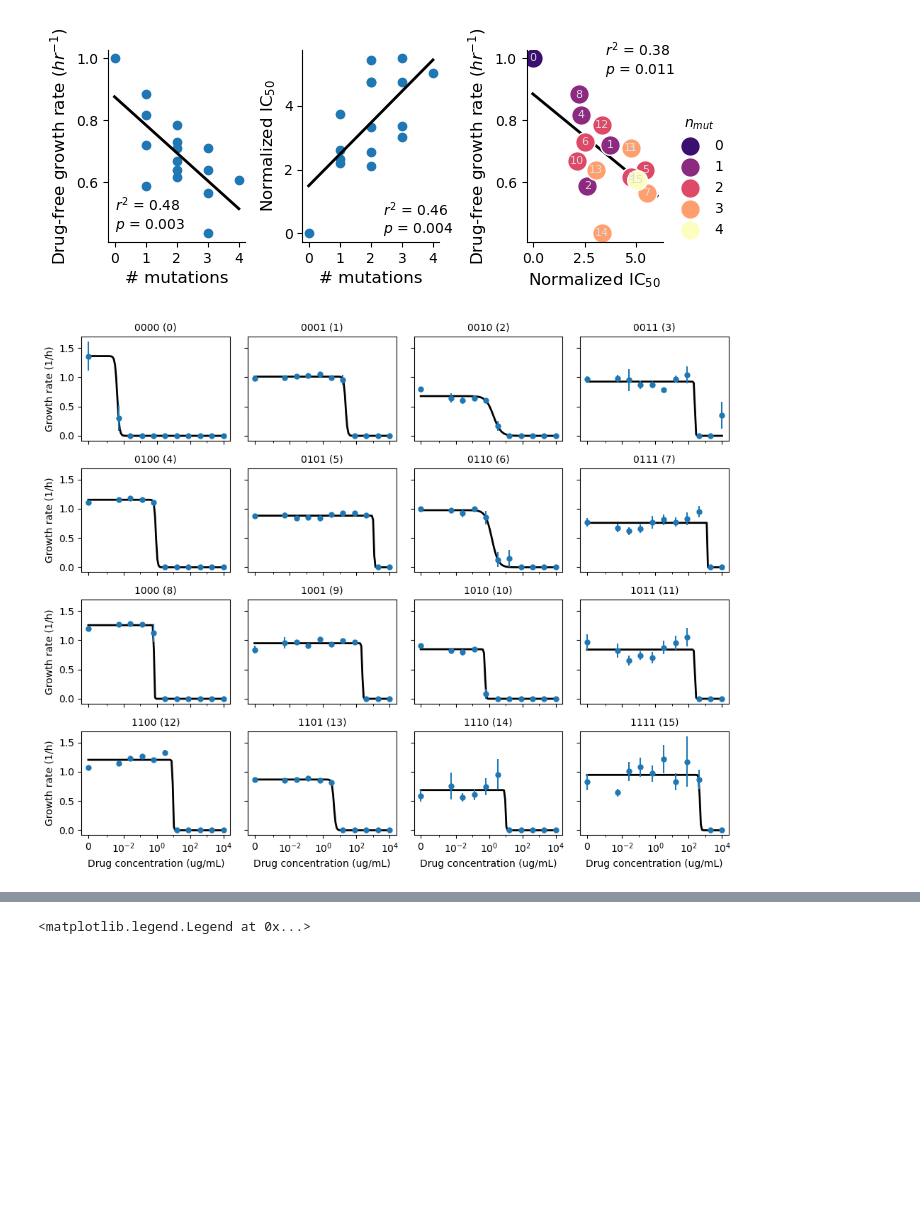
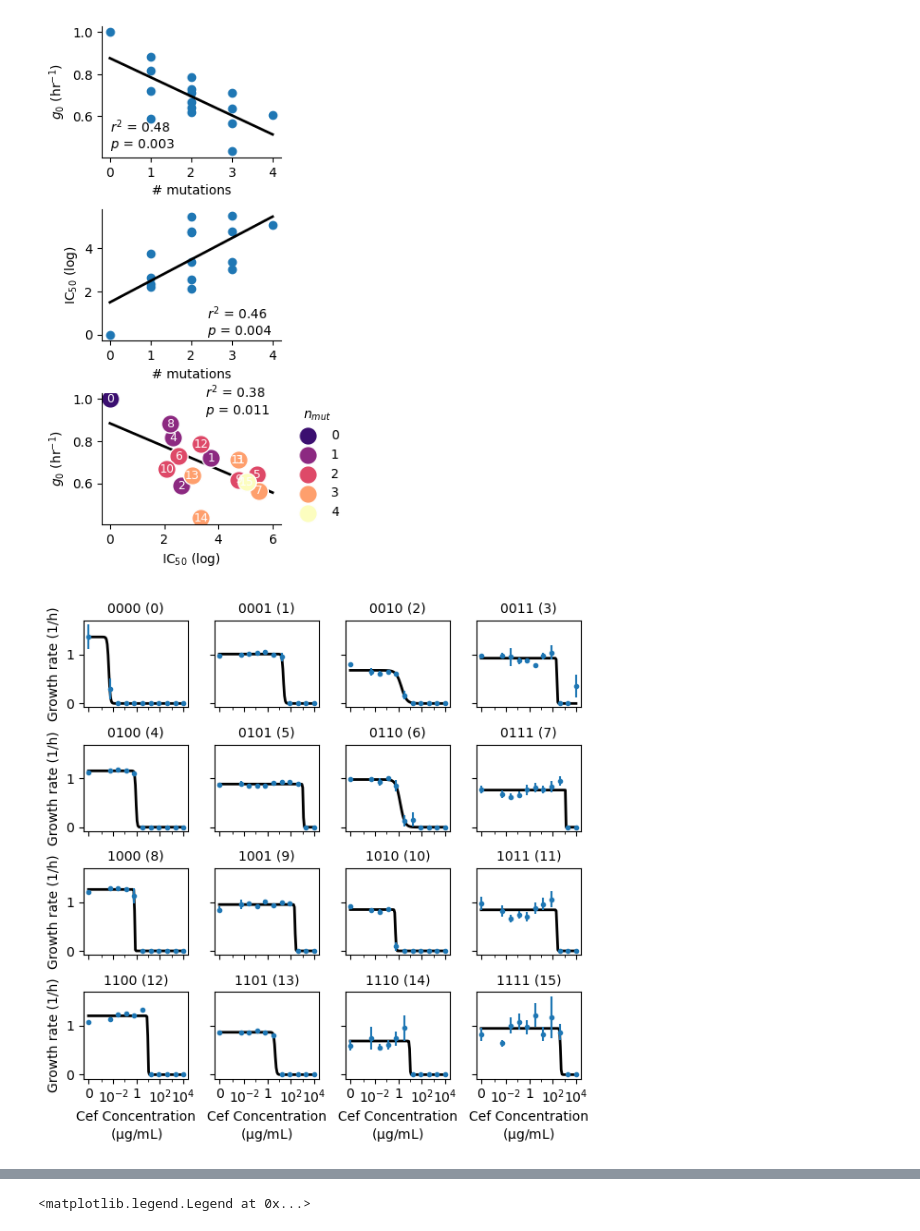
Before and after one commit to eshanking/fears-figures, a Jupyter notebook: figure_code/exp_pharmacodynamics_fig.ipynb, the cells around one changed output, grey strips where cells are left out. Cells and saved outputs as stored; diff of their text form; code cells hidden in the pictures; blank space fills up the shorter version.

Commit message:
reworking figures

```diff
--- a/figure_code/exp_pharmacodynamics_fig.ipynb
+++ b/figure_code/exp_pharmacodynamics_fig.ipynb
@@ -35,7 +35,14 @@ def int_to_binary(num,n_genotype=16):
     pad = int(np.log2(n_genotype))
     return bin(num)[2:].zfill(pad)
 # %%
-fig,ax_list = plt.subplots(ncols=3,figsize=(6,2.5))
+data = pd.read_csv('../results/dose_response_params_09252023.csv')
+g_drugless = data['g_drugless']
+ic50_est = data['ic50']
+mut_list = data['n_mut']
+
+label_size = 10
+
+fig,ax_list = plt.subplots(nrows=3,figsize=(2.5,7))
 
 g_drugless = np.array(g_drugless)
 g_norm = g_drugless/g_drugless[0]
@@ -53,8 +60,8 @@ ax.plot(x,y,color='k',linewidth=2)
 
 ax.set_xticks([0,1,2,3,4])
 
-ax.set_xlabel('# mutations',fontsize=12)
-ax.set_ylabel('Drug-free growth rate ($hr^{-1}$)',fontsize=12)
+ax.set_xlabel('# mutations',fontsize=label_size)
+ax.set_ylabel('$g_{0}$ (hr$^{-1}$)',fontsize=label_size)
 ax.tick_params(axis='both', labelsize=10)
 
 ax.spines['top'].set_visible(False)
@@ -78,8 +85,8 @@ ax.plot(x,y,color='k',linewidth=2)
 
 ax.set_xticks([0,1,2,3,4])
 
-ax.set_xlabel('# mutations',fontsize=12)
-ax.set_ylabel('Normalized IC$_{50}$',fontsize=12)
+ax.set_xlabel('# mutations',fontsize=label_size)
+ax.set_ylabel('IC$_{50}$ (log)',fontsize=label_size)
 ax.tick_params(axis='both', labelsize=10)
 
 ax.spines['top'].set_visible(False)
@@ -110,71 +117,51 @@ for key in data.index:
 
     ax.scatter(ic50,g,marker='o',s=200,facecolor=cmap[num+1],
                 edgecolors='w',label=int(num))
+    ax.annotate(key,(ic50,g),fontsize=9,ha='center',va='center',color='white')
     # ax4.annotate(key,(ic50-0.15,g_drugless-0.001),fontsize=12)
-    ax.annotate(key,(ic50,g),fontsize=8,ha='center',va='center',color='gainsboro')
+    # ax.annotate(key,(ic50,g),fontsize=9,ha='center',va='center',color='gainsboro')
 
 
 # ax.set_ylim(0.06,0.115)
 # ax.set_xlim(-3,4)
-ax.set_ylabel('Drug-free growth rate ($hr^{-1}$)',fontsize=12)
-ax.set_xlabel('Normalized IC$_{50}$',fontsize=12)
+# ax.set_ylabel('Drug-free growth rate ($hr^{-1}$)',fontsize=12)
+ax.set_ylabel('$g_{0}$ (hr$^{-1}$)',fontsize=label_size)
+ax.set_xlabel('IC$_{50}$ (log)',fontsize=label_size)
 ax.tick_params(axis='both', labelsize=10)
 
 handles, labels = ax.get_legend_handles_labels()
 
 unique_labels = sorted(set(labels))
 labels = np.array(labels)
 unique_handles = []
 
 for lab in unique_labels:
     indx = np.argwhere(labels==lab)
     indx = indx[0][0]
     unique_handles.append(handles[indx])
 
 ax.legend(unique_handles,unique_labels,loc = (1.05,0),frameon=False,
              fontsize=10,title='$n_{mut}$')
 
 res = stats.linregress(ic50_norm,g_norm)
 
 xfit = np.arange(0,7)
 yfit = res.slope*xfit + res.intercept
 
 ax.plot(xfit,yfit,color='k',linewidth=2,zorder=0)
 
 ann = '$r^2$ = ' + str(round(res.rvalue**2,2)) + '\n$p$ = ' + str(round(res.pvalue,3))
-ax.annotate(ann,(3.5,0.95),fontsize=10)
+ax.annotate(ann,(3.5,0.93),fontsize=10)
 
 ax.spines['top'].set_visible(False)
 ax.spines['right'].set_visible(False)
 
-# labels = ['A','B','C']
+fig.subplots_adjust(hspace=0.4)
 
-# indx = 0
-# for ax in ax_list:
-#     pos = ax.get_position()
-#     pos.x0 = pos.x0 + 0.04*indx
-#     pos.x1 = pos.x1 + 0.04*indx
-#     ax.set_position(pos)
-
-#     # ax.annotate(labels[indx],(-0.1,1.06),fontsize=12,xycoords='axes fraction')
-
-#     indx += 1
-
-pos = ax_list[1].get_position()
-pos.x0 += 0.05
-pos.x1 += 0.05
-ax_list[1].set_position(pos)
-
-pos = ax_list[2].get_position()
-pos.x0 += 0.15
-pos.x1 += 0.15
-ax_list[2].set_position(pos)
-
-# fig.tight_layout()
 fig.savefig('../figures/gr_vs_ic50_regression.pdf',bbox_inches='tight')
 fig.savefig('../figures/gr_vs_ic50_regression.png',bbox_inches='tight',dpi=300)
 # %% [output]
-[figure, old version]
+[figure, new version]
 # %%
 def hill_fn(conc,gmax, hc, ic_50):
     y = []
@@ -186,7 +173,7 @@ def hill_fn(conc,gmax, hc, ic_50):
             y.append(gmax/(1+np.exp((ic_50-np.log10(c))/hc)))
     return y
 
-fig,ax_list = plt.subplots(nrows=4,ncols=4,figsize=(10,8),sharex=True,sharey=True)
+fig,ax_list = plt.subplots(nrows=4,ncols=4,figsize=(6,6),sharex=True,sharey=True)
 ax_list_matrix = ax_list
 ax_list = ax_list.flatten()
 
@@ -233,7 +220,7 @@ for i in range(16):
     ax.plot(xfit,yfit,color='k',linewidth=2)
 
     ax.errorbar(drug_conc,gr_v_dc[0:-1],yerr=gr_v_dc_err[0:-1],
-                fmt='o',markersize=5)
+                fmt='o',markersize=3)
 
     ax.set_xscale('symlog',linthresh=10**-3)
     ax.set_title(int_to_binary(i) + ' (' + str(i) + ')',fontsize=10)
@@ -243,11 +230,15 @@ for i in range(16):
     param_dict = {'gmax':popt[0],'hc':popt[1],'ic50':popt[2]}
     seascape_lib[i] = param_dict
 
-ax = ax_list[-1]
-ax.set_xticks([0,10**-2,1,10**2,10**4]);
+# ax = ax_list[-1]
+# ax.set_xticks([0,10**-2,1,10**2,10**4]);
+# ax.set_xticklabels(['0','10$^{-2}$','1','10$^{2}$','10$^{4}$'],fontsize=8)
+for ax in ax_list_matrix[-1,:]:
+    ax.set_xticks([0,10**-2,1,10**2,10**4]);
+    ax.set_xticklabels(['0','10$^{-2}$','1','10$^{2}$','10$^{4}$'],fontsize=10)
 
 for ax in ax_list_matrix[-1,:]:
-    ax.set_xlabel('Drug concentration (ug/mL)')
+    ax.set_xlabel('Cef Concentration\n' + r'($\mathrm{\mu}$g/mL)')
 
 for ax in ax_list_matrix[:,0]:
     ax.set_ylabel('Growth rate (1/h)')
@@ -258,7 +249,7 @@ fig.tight_layout()
 
 fig.savefig('../figures/dose_response_curves.pdf',bbox_inches='tight')
 # %% [output]
-[figure, old version]
+[figure, new version]
 # %%
 for key in seascape_lib.keys():
 
```
Also changed, not shown: parts of 8 cells of this notebook, 15 other files.
